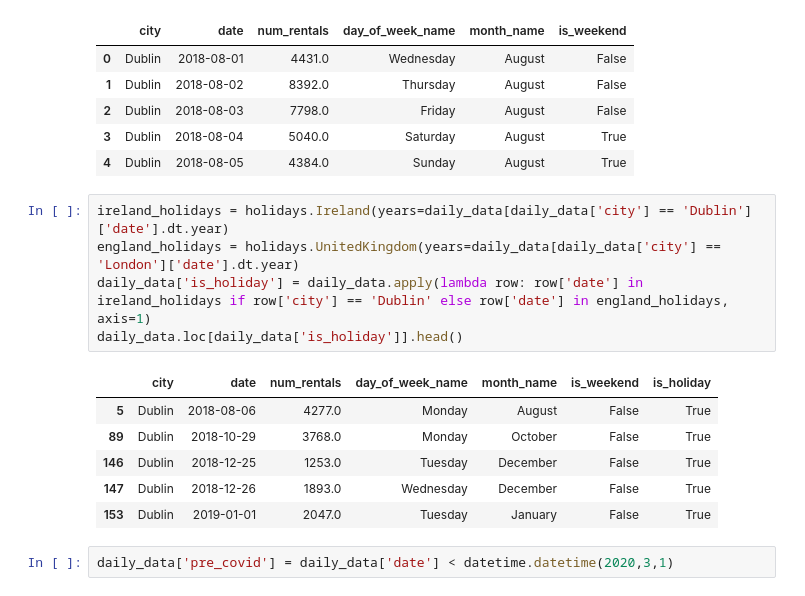
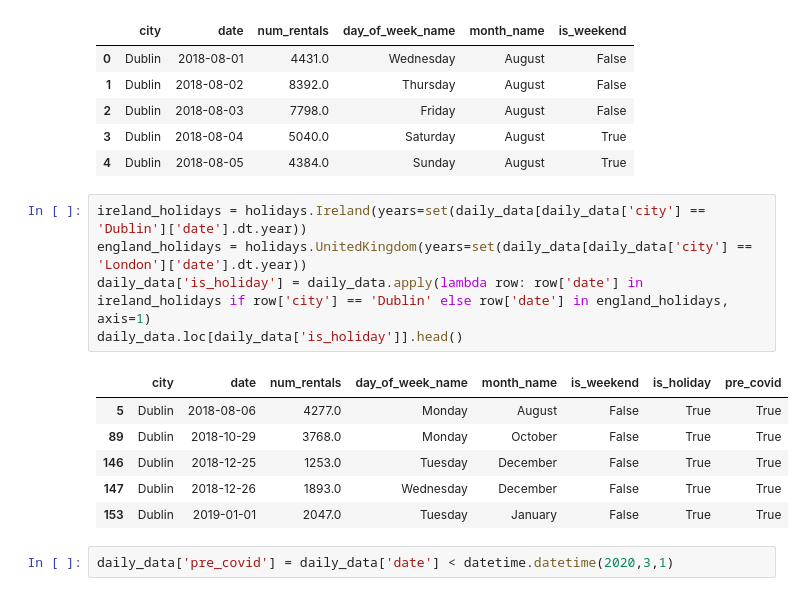
Before and after one commit to step-hen-burke/CA2, a Jupyter notebook: 3_rental_prediction.ipynb, the cells around one changed output. Drawn from its saved outputs; the diff is of its cells as text.

```diff
--- a/3_rental_prediction.ipynb
+++ b/3_rental_prediction.ipynb
@@ -55,17 +58,17 @@ daily_data.head()
 | 3 | Dublin | 2018-08-04 | 5040.0 | Saturday | August | True |
 | 4 | Dublin | 2018-08-05 | 4384.0 | Sunday | August | True |
 # %%
-ireland_holidays = holidays.Ireland(years=daily_data[daily_data['city'] == 'Dublin']['date'].dt.year)
-england_holidays = holidays.UnitedKingdom(years=daily_data[daily_data['city'] == 'London']['date'].dt.year)
+ireland_holidays = holidays.Ireland(years=set(daily_data[daily_data['city'] == 'Dublin']['date'].dt.year))
+england_holidays = holidays.UnitedKingdom(years=set(daily_data[daily_data['city'] == 'London']['date'].dt.year))
 daily_data['is_holiday'] = daily_data.apply(lambda row: row['date'] in ireland_holidays if row['city'] == 'Dublin' else row['date'] in england_holidays, axis=1)
 daily_data.loc[daily_data['is_holiday']].head()
 # %% [output]
-|  | city | date | num_rentals | day_of_week_name | month_name | is_weekend | is_holiday |
-| 5 | Dublin | 2018-08-06 | 4277.0 | Monday | August | False | True |
-| 89 | Dublin | 2018-10-29 | 3768.0 | Monday | October | False | True |
-| 146 | Dublin | 2018-12-25 | 1253.0 | Tuesday | December | False | True |
-| 147 | Dublin | 2018-12-26 | 1893.0 | Wednesday | December | False | True |
-| 153 | Dublin | 2019-01-01 | 2047.0 | Tuesday | January | False | True |
+|  | city | date | num_rentals | day_of_week_name | month_name | is_weekend | is_holiday | pre_covid |
+| 5 | Dublin | 2018-08-06 | 4277.0 | Monday | August | False | True | True |
+| 89 | Dublin | 2018-10-29 | 3768.0 | Monday | October | False | True | True |
+| 146 | Dublin | 2018-12-25 | 1253.0 | Tuesday | December | False | True | True |
+| 147 | Dublin | 2018-12-26 | 1893.0 | Wednesday | December | False | True | True |
+| 153 | Dublin | 2019-01-01 | 2047.0 | Tuesday | January | False | True | True |
 # %%
 daily_data['pre_covid'] = daily_data['date'] < datetime.datetime(2020,3,1)
 # %%
```
Also changed, not shown: parts of 23 cells of this notebook.
